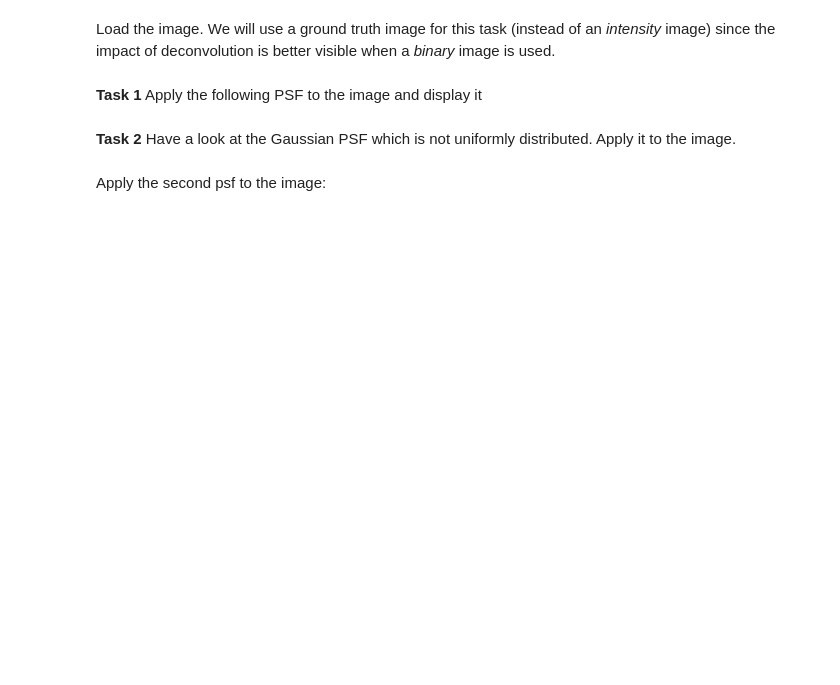
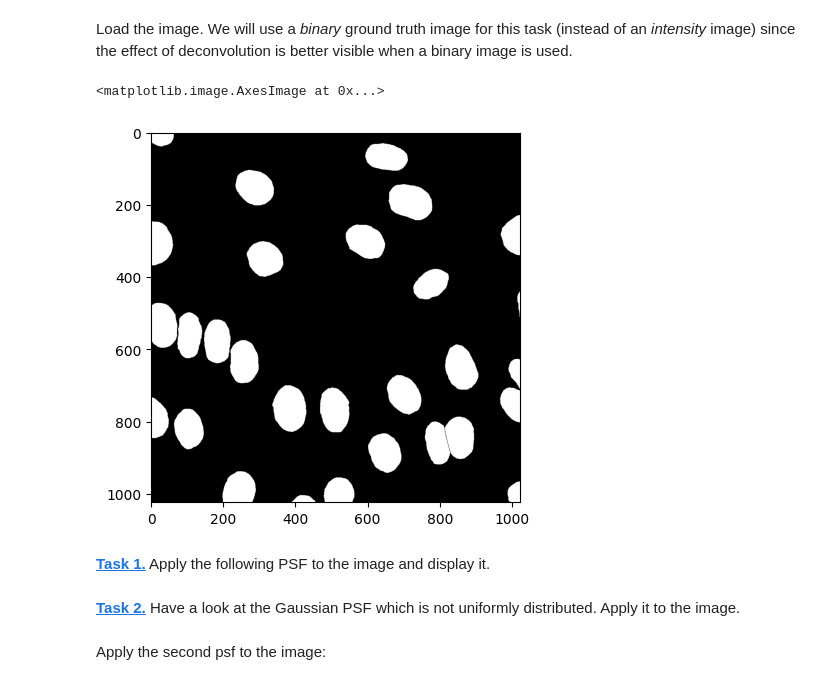
Before and after one commit to BMCV/mobi-fs5-python, a Jupyter notebook: deconvolution.ipynb, the cells around one changed output. Drawn from its saved outputs; the diff is of its cells as text; code cells hidden in the pictures; blank space fills up the shorter version.

Commit message:
Fix tasks
- Fix data paths
- Replace magics by `import` statements
- Update task formatting

```diff
--- a/deconvolution.ipynb
+++ b/deconvolution.ipynb
@@ -10,9 +11,12 @@ numpy.random.seed(0)
 # %% [markdown]
-Load the image. We will use a ground truth image for this task (instead of an *intensity* image) since the impact of deconvolution is better visible when a *binary* image is used.
+Load the image. We will use a *binary* ground truth image for this task (instead of an *intensity* image) since the effect of deconvolution is better visible when a binary image is used.
 # %%
-img = imread(f'../data/NIH3T3/gt/0.png')[:, :1024]
-imshow(img, 'gray')
+img = plt.imread(f'data/NIH3T3/gt/0.png')[:, :1024]
+plt.imshow(img, 'gray')
+# %% [output]
+<matplotlib.image.AxesImage at 0x...>
+[figure, added]
 # %% [markdown]
-**Task 1** Apply the following PSF to the image and display it
+**[Task 1.]()** Apply the following PSF to the image and display it.
 # %%
 psf_size = 20
@@ -20,4 +24,4 @@ psf = numpy.ones((psf_size, psf_size)) / psf_size**2
 # %% [markdown]
-**Task 2** Have a look at the Gaussian PSF which is not uniformly distributed. Apply it to the image.
+**[Task 2.]()** Have a look at the Gaussian PSF which is not uniformly distributed. Apply it to the image.
 # %%
 def create_psf(size):
```
Also changed, not shown: parts of 13 cells of this notebook, 6 other files.
